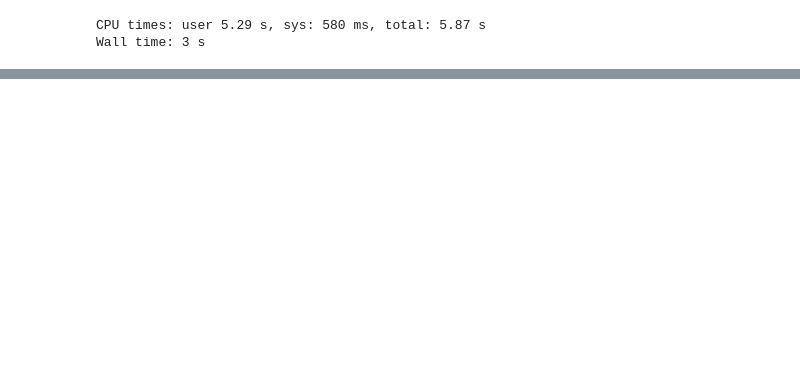
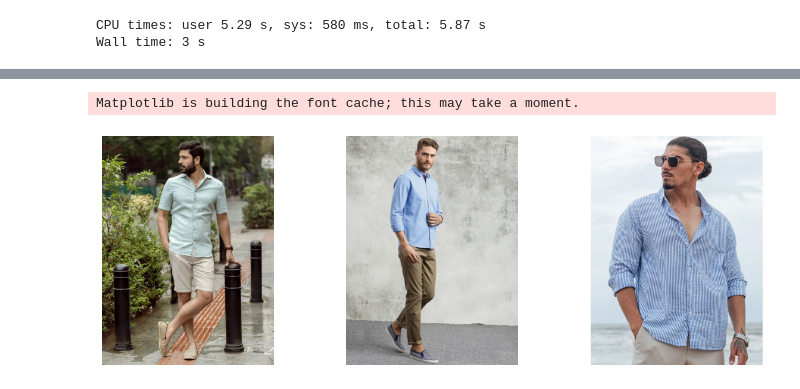
Before and after one commit to husn-app/Fashion, a Jupyter notebook: scripts/demo.ipynb, the cells around one changed output, grey strips where cells are left out. Cells and saved outputs as stored; diff of their text form; code cells hidden in the pictures; blank space fills up the shorter version.

```diff
--- a/scripts/demo.ipynb
+++ b/scripts/demo.ipynb
@@ -67,0 +88,28 @@ df = pd.read_csv("../products_minimal.csv")
+# %%
+product_ids = data["similar_products_indices"]
+products = df.iloc[product_ids].to_dict('records')
+urls = [product['primary_image'] for product in products]
+
+import matplotlib.pyplot as plt
+from PIL import Image
+import urllib.request
+from io import BytesIO
+
+# Load the first 3 images from the URLs
+images = []
+for url in urls[:3]:
+    with urllib.request.urlopen(url) as response:
+        image_data = response.read()
+    image = Image.open(BytesIO(image_data))
+    images.append(image)
+
+# Plot the images in a single row
+fig, axes = plt.subplots(1, 3, figsize=(15, 5))
+for ax, img in zip(axes, images):
+    ax.imshow(img)
+    ax.axis('off')  # Hide the axes
+
+plt.show()
+# %% [output]
+Matplotlib is building the font cache; this may take a moment.
+[figure, added]
```
Also changed, not shown: parts of 2 cells of this notebook.
